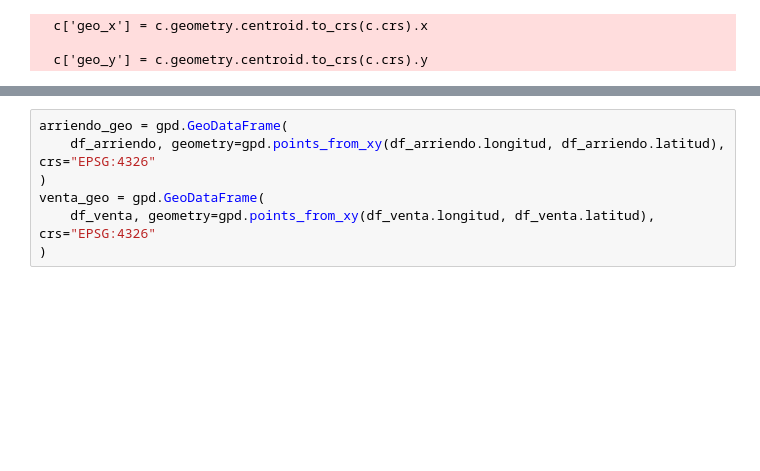
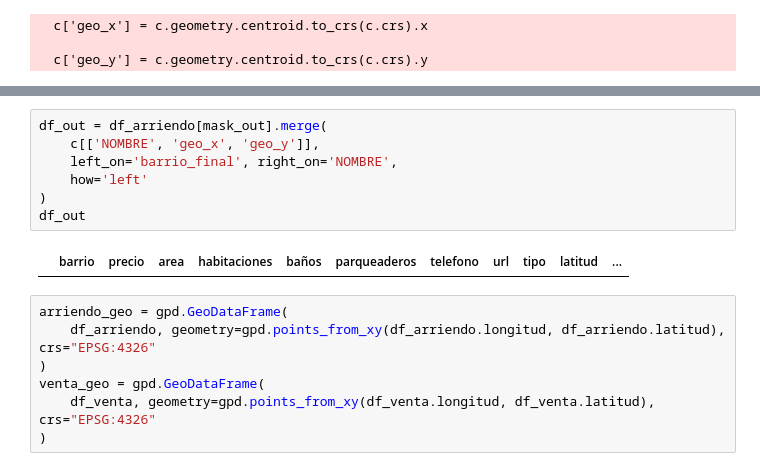
Before and after one commit to roman-correa/news, a Jupyter notebook: new_scraper.ipynb, the cells around one changed output, grey strips where cells are left out. Cells and saved outputs as stored; diff of their text form; blank space fills up the shorter version.

```diff
--- a/new_scraper.ipynb
+++ b/new_scraper.ipynb
@@ -345,3 +383,12 @@ df_clean = clean(c, df_arriendo)
+# %%
+df_out = df_arriendo[mask_out].merge(
+    c[['NOMBRE', 'geo_x', 'geo_y']],
+    left_on='barrio_final', right_on='NOMBRE',
+    how='left'
+)
+df_out
+# %% [output]
+|  | barrio | precio | area | habitaciones | baños | parqueaderos | telefono | url | tipo | latitud | ... |
 # %%
 arriendo_geo = gpd.GeoDataFrame(
     df_arriendo, geometry=gpd.points_from_xy(df_arriendo.longitud, df_arriendo.latitud), crs="EPSG:4326"
```
Also changed, not shown: parts of 16 cells of this notebook, 2 other files.
